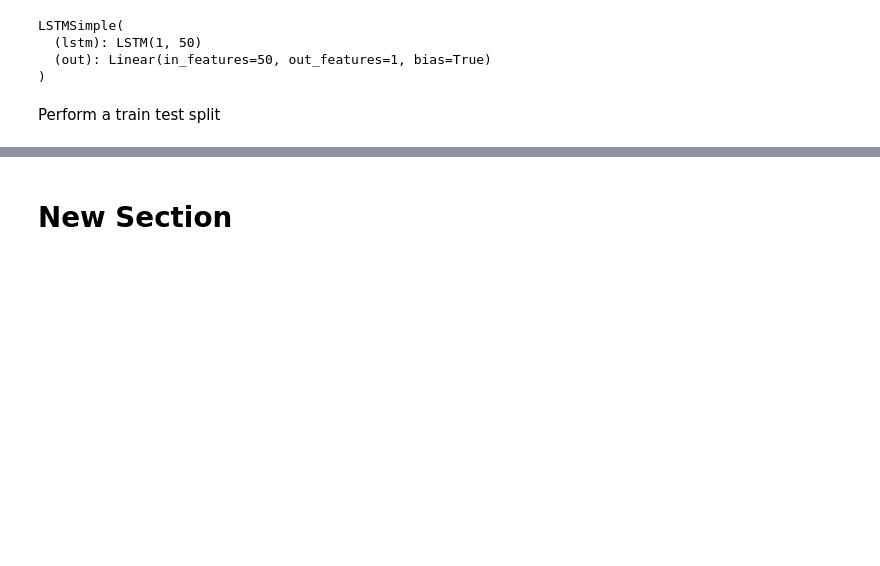
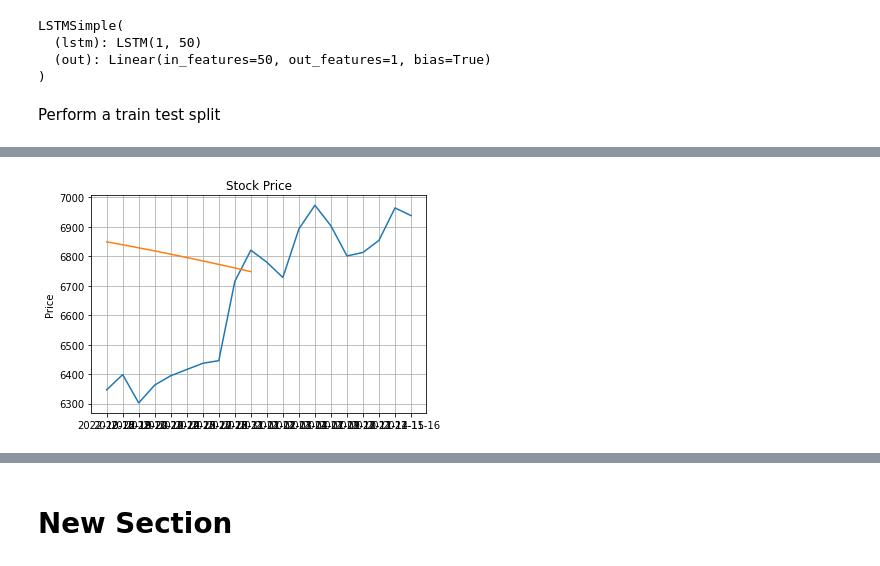
Before and after one commit to riteshsv/timeseries, a Jupyter notebook: simple_lstm.ipynb, the cells around one changed output, grey strips where cells are left out. Drawn from its saved outputs; the diff is of its cells as text; code cells hidden in the pictures; blank space fills up the shorter version.

```diff
--- a/simple_lstm.ipynb
+++ b/simple_lstm.ipynb
@@ -239,0 +307,11 @@ tensor([-0.0080], device='cuda:0')
+# %%
+df = pd.read_csv('/content/timeseries/ULTRACEMCO.NS.csv')
+# %%
+df2 = pd.DataFrame(pd.date_range('2022-11-17',periods=10).date)
+df2.columns = ['Date']
+df2['ap'] = ap
+# %%
+df3 = pd.concat([df,df2],axis=0)
+# %%
+df4 = df3[-30:]
+df4.shape
@@ -242,11 +336,13 @@ from matplotlib import pyplot as plt
 # %%
 plt.title('Stock Price')
 plt.ylabel('Price')
 plt.grid(True)
-plt.autoscale(axis='x', tight=True)
-plt.plot(flight_data['passengers'])
-plt.plot(x,actual_predictions)
+
+plt.plot(df4['Date'].astype(str),df4['Close'])
+plt.plot(df4['ap'])
 plt.show()
+# %% [output]
+[figure, added]
 # %%
 !git clone https://github.com/riteshsv/timeseries.git
 # %% [output]
```
Also changed, not shown: parts of 20 cells of this notebook.
